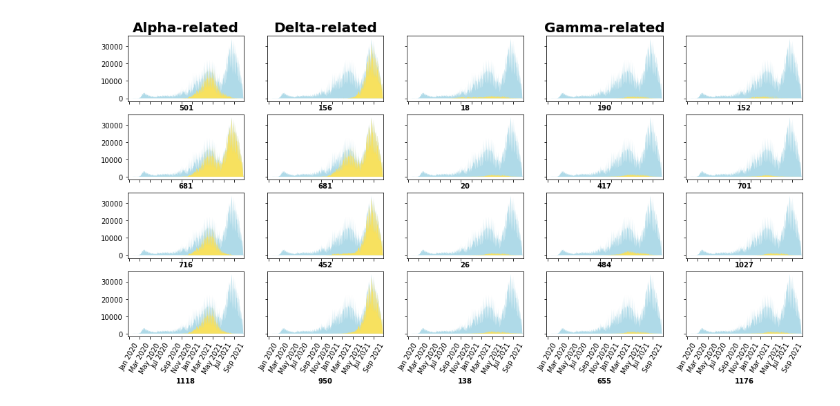
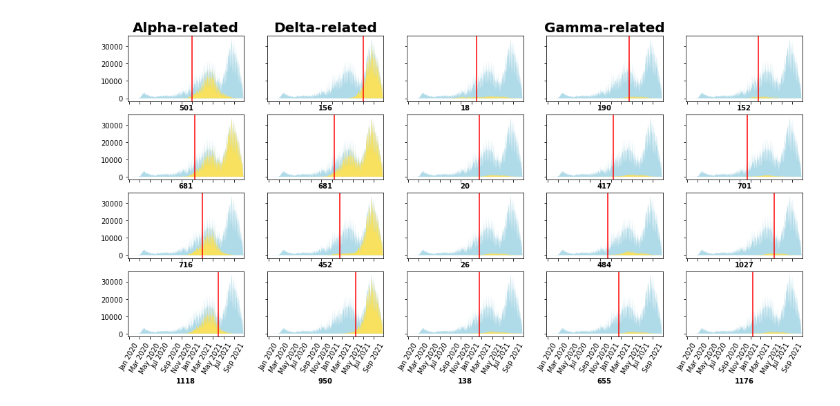
Before and after one commit to wuaipinglab/SARS-CoV-2_paraFix, a Jupyter notebook: plot_mutation_num.ipynb, the cells around one changed output. Saved outputs shown, nothing was run; the diff lists cells and outputs as text; code cells hidden in the pictures.

Commit message:
First date of paraFix

```diff
--- a/plot_mutation_num.ipynb
+++ b/plot_mutation_num.ipynb
@@ -8,7 +8,10 @@ from matplotlib.dates import DateFormatter
 PROTEIN_NAME = "Spike"
 
 BACKGROUND_NUM_FILE = "output/background_num.csv"
-MUTATION_NUM_FILE = "data/mutation_num_" + PROTEIN_NAME + ".json"
+MUTATION_NUM_FILE = "output/mutation_num_Spike.csv"
+PARAFIXSITES_FILE = "output/nextstrain_sitePath_results.csv"
+
+FIRST_DATE_PLOT = "plots/first_date.pdf"
 
 VARIANT_NAMES = ("Alpha-related", "Delta-related", "", "Gamma-related", "")
 SITES_TO_PLOT = pd.DataFrame.from_records([
@@ -17,27 +20,23 @@ SITES_TO_PLOT = pd.DataFrame.from_records([
     (716, 452, 26, 484, 1027),
     (1118, 950, 138, 655, 1176)
 ], columns=VARIANT_NAMES)
+# %%
+paraFix_sites = pd.read_csv(PARAFIXSITES_FILE)
+paraFix_sites = paraFix_sites.rename(columns={"product": "protein"})
+paraFix_sites = paraFix_sites[paraFix_sites["protein"] == PROTEIN_NAME]
+paraFix_sites["date"] = pd.to_datetime(paraFix_sites["date"])
+paraFix_sites = paraFix_sites.sort_values("date")
+paraFix_sites = paraFix_sites[["date", "protein", "aaPos", "paraFixMut"]]
+paraFix_sites = paraFix_sites[paraFix_sites["aaPos"].isin(SITES_TO_PLOT.unstack().unique())]
+paraFix_sites = paraFix_sites[~paraFix_sites["paraFixMut"].isna()]
 # %%
 bg_num = pd.read_csv(BACKGROUND_NUM_FILE)
 bg_num["Date"] = pd.to_datetime(bg_num["Date"])
 bg_num = bg_num.groupby("Date").sum().reset_index()
 
-with open(MUTATION_NUM_FILE) as f:
-    mutation_num = json.load(f)
+mut_num = pd.read_csv(MUTATION_NUM_FILE)
+mut_num["Date"] = pd.to_datetime(mut_num["Date"])
+mut_num = mut_num.groupby(["Date", "Site"]).sum().reset_index()
-# %%
-mut_num = []
-for area in mutation_num:
-    for site_name in mutation_num[area]:
-        for c_date in mutation_num[area][site_name]:
-            mut_num.append({
-                "Area": area,
-                "Date": c_date,
-                "Mut_num": mutation_num[area][site_name][c_date],
-                "Site": int(site_name),
-            })
-mut_num = pd.DataFrame.from_records(mut_num)
-mut_num["Date"] = pd.to_datetime(mut_num["Date"])
-mut_num = mut_num.groupby(["Date", "Site"]).sum().reset_index()
 # %%
 nrows = len(SITES_TO_PLOT.index)
 ncols = len(SITES_TO_PLOT.columns)
@@ -45,31 +44,36 @@ ncols = len(SITES_TO_PLOT.columns)
 fig, axes = plt.subplots(
     nrows=nrows,
     ncols=ncols,
     sharex=True,
     sharey=True,
     figsize = (3.5 * ncols, 8)
 )
 
 x_pos = bg_num["Date"].values
 x_pos.sort()
 
 for i in range(nrows):
     for j in range(ncols):
         variant_name = VARIANT_NAMES[j]
         site_name = SITES_TO_PLOT.iloc[i, j]
         site_num = mut_num[mut_num["Site"] == site_name]
 
         ax = axes[i][j]
         ax.fill_between(bg_num["Date"], 0, bg_num["Total_num"], label = "Backgroup", facecolor='#AFDAE8')
         ax.fill_between(site_num["Date"], 0, site_num["Mut_num"], label = "mutation", facecolor='#F7E15F')
+
+        first_date = paraFix_sites.loc[paraFix_sites["aaPos"] == site_name, "date"].min()
+        ax.axvline(x=first_date, color="red")
+
         ax.tick_params(axis='x', labelrotation=60)
         ax.set_xlim([x_pos[1], x_pos[-1]])
         ax.xaxis.set_major_formatter(DateFormatter('%b %Y'))
         ax.set_xlabel(site_name, fontweight='bold')
         if i == 0:
             ax.set_title(variant_name, fontsize=20, fontweight="bold")
 
+plt.savefig(FIRST_DATE_PLOT, bbox_inches="tight")
 plt.show()
 plt.close()
 # %% [output]
-[figure, old version]
+[figure, new version]
```
Also changed, not shown: 4 other files.
